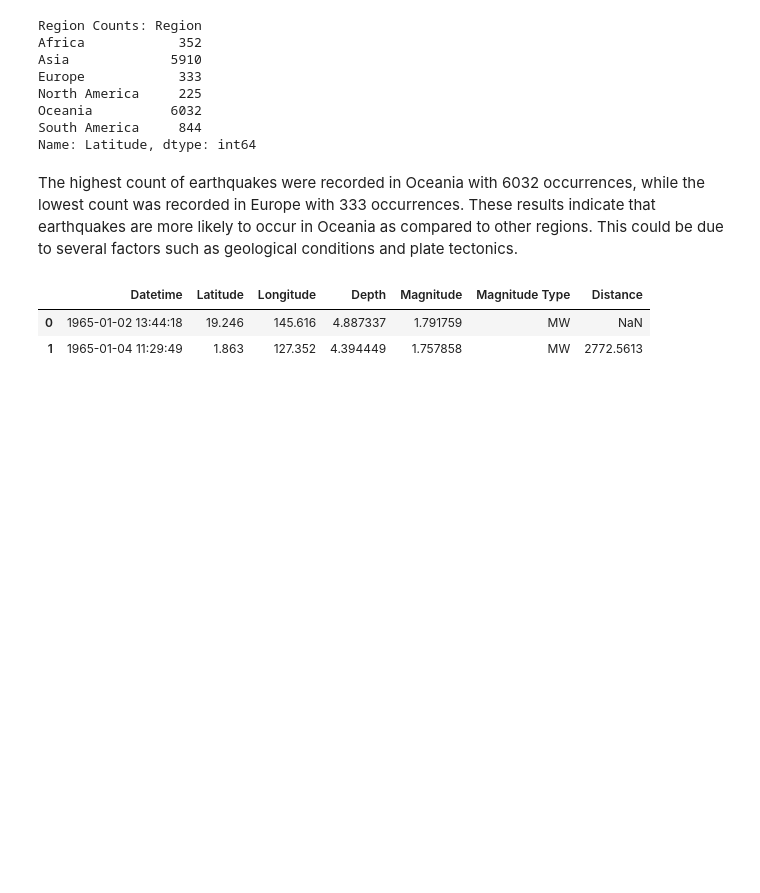
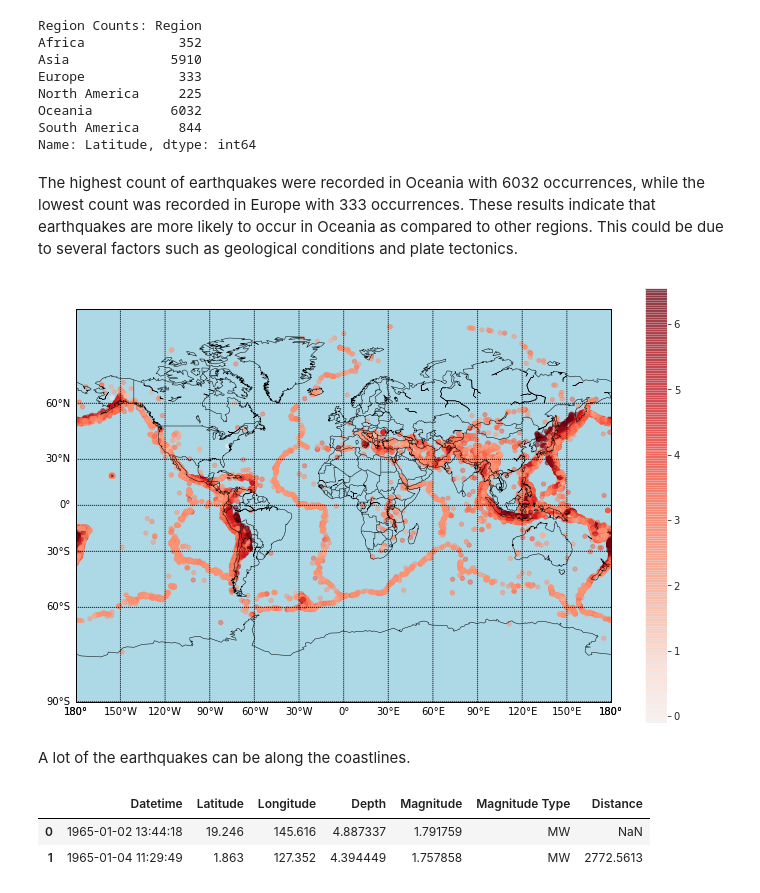
Before and after one commit to PerisN/Predicting-Earthquakes, a Jupyter notebook: Earthquakes.ipynb, the cells around one changed output. Cells and saved outputs as stored; diff of their text form; code cells hidden in the pictures; blank space fills up the shorter version.

Commit message:
Add map for earthquake locations

```diff
--- a/Earthquakes.ipynb
+++ b/Earthquakes.ipynb
@@ -311,6 +314,31 @@ South America     844
 Name: Latitude, dtype: int64
 # %% [markdown]
 The highest count of earthquakes were recorded in Oceania with 6032 occurrences, while the lowest count was recorded in Europe with 333 occurrences. These results indicate that earthquakes are more likely to occur in Oceania as compared to other regions. This could be due to several factors such as geological conditions and plate tectonics.
+# %%
+fig = plt.figure(figsize=(12, 8))
+# Create basemap object
+m = Basemap(projection='mill',llcrnrlat=-90,urcrnrlat=90,\
+            llcrnrlon=-180,urcrnrlon=180,resolution='c')
+
+# draw coastlines, country boundaries, and grid lines
+m.drawcoastlines(linewidth=0.5)
+m.drawcountries(linewidth=0.5)
+m.drawmapboundary(fill_color='lightblue')
+m.drawmeridians(np.arange(0,360,30),labels=[0,0,0,1])
+m.drawparallels(np.arange(-90,90,30),labels=[1,0,0,0])
+
+# convert latitudes and longitudes to x and y coordinates
+x, y = m(df['Longitude'].values, df['Latitude'].values)
+
+# plot earthquakes on map with size based on magnitude and color based on depth
+points = m.scatter(x, y, s=10*df['Magnitude'].values, c=df['Depth'].values, cmap='Reds', alpha=0.5)
+
+plt.colorbar(points)
+plt.show();
+# %% [output]
+[figure, added]
+# %% [markdown]
+A lot of the earthquakes can be along the coastlines.
 # %%
 # Calculate the geographical distance between consecutive earthquakes,
 
```
Also changed, not shown: parts of 2 cells of this notebook.
